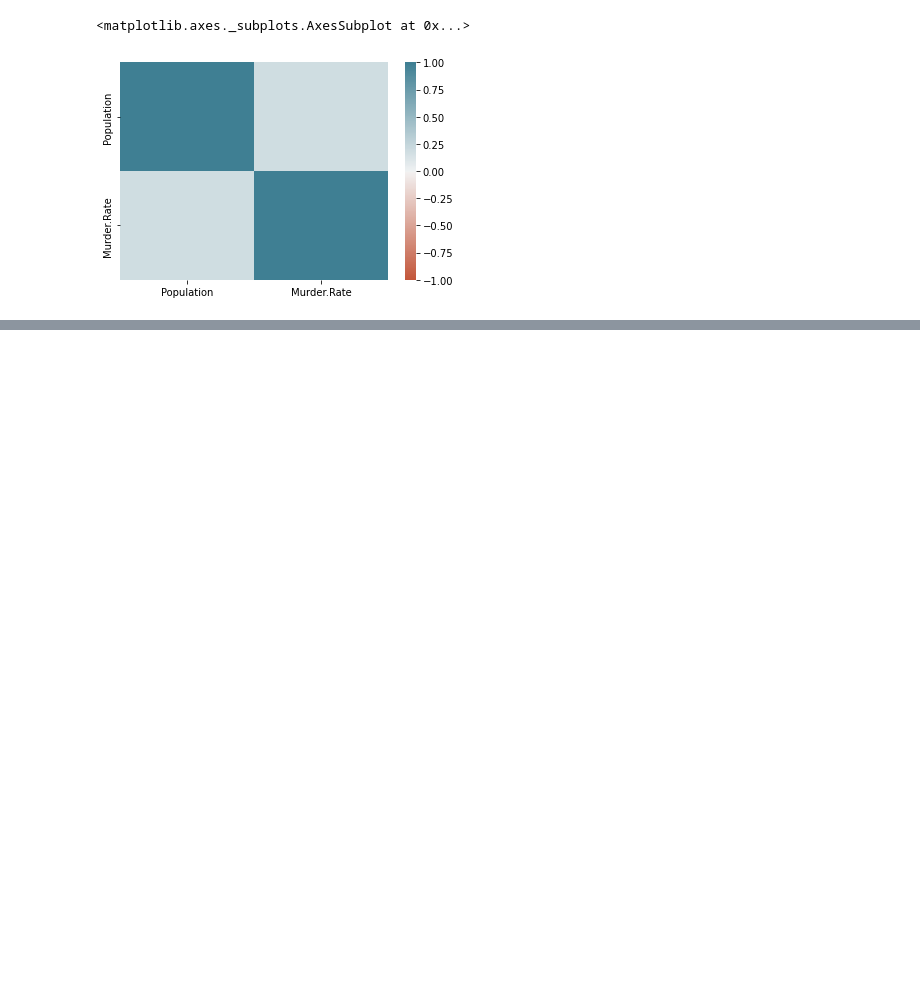
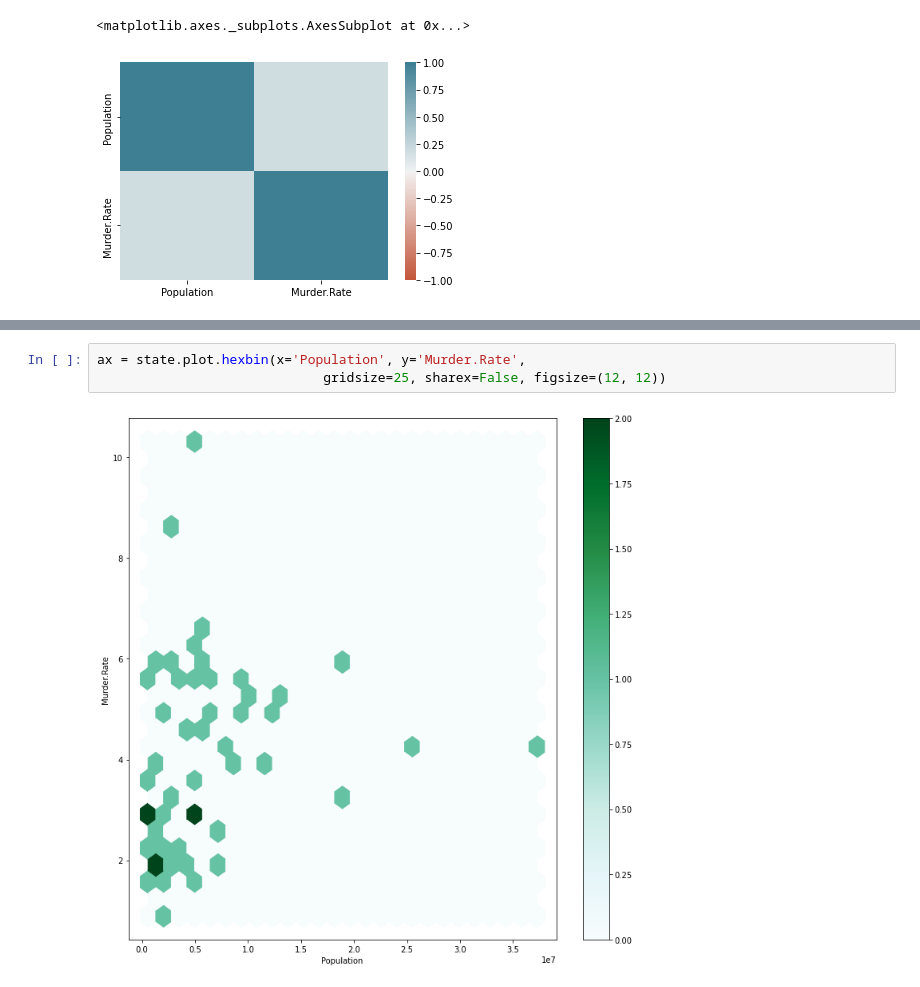
Before and after one commit to pradeepnegi88/practical-statistics, a Jupyter notebook: StatisticsPractical.ipynb, the cells around one changed output, grey strips where cells are left out. Saved outputs shown, nothing was run; the diff lists cells and outputs as text; blank space fills up the shorter version.

```diff
--- a/StatisticsPractical.ipynb
+++ b/StatisticsPractical.ipynb
@@ -226,0 +234,5 @@ sns.heatmap(state.corr(), vmin=-1, vmax=1,
+# %%
+ax = state.plot.hexbin(x='Population', y='Murder.Rate',
+                             gridsize=25, sharex=False, figsize=(12, 12))
+# %% [output]
+[figure, added]
```
Also changed, not shown: parts of 2 cells of this notebook.
